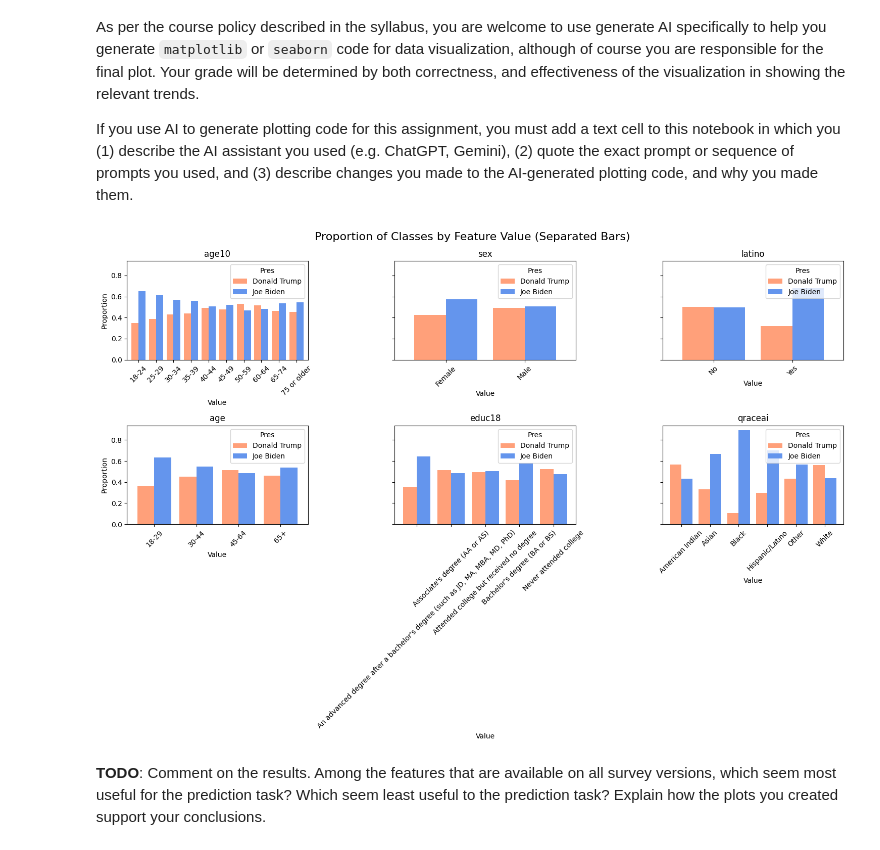
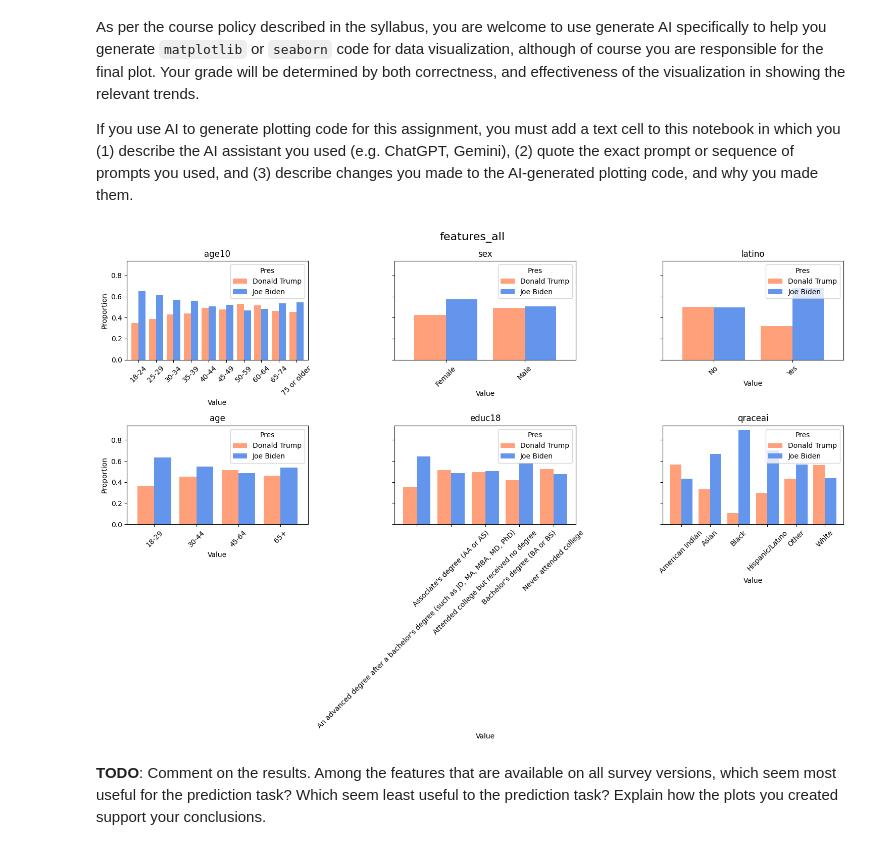
Before and after one commit to sanchoo1/coo, a Jupyter notebook: notebooks/6-knn-voter-classification-2020-hw.ipynb, the cells around one changed output. Saved outputs shown, nothing was run; the diff lists cells and outputs as text; code cells hidden in the pictures.

```diff
--- a/notebooks/6-knn-voter-classification-2020-hw.ipynb
+++ b/notebooks/6-knn-voter-classification-2020-hw.ipynb
@@ -1206,34 +1187,34 @@ If you use AI to generate plotting code for this assignment, you must add a text
 # %%
 # TODO - plot the proportion of samples in each class, for each value of the feature,
 # for each of the features that are on *all* survey versions
 features = ['age10', 'sex', 'latino', 'age', 'educ18', 'qraceai']
 classes = df['pres'].unique()
 
 proportions = {}
 for feature in features:
     proportions[feature] = (
         df.groupby([feature, 'pres']).size() /
         df.groupby(feature).size()
     ).unstack(fill_value=0)
 
 fig, axes = plt.subplots(nrows=2, ncols=3, figsize=(15, 10), sharey=True)
 
 axes = axes.flatten()
 
 for i, feature in enumerate(features):
     ax = axes[i]
     proportions[feature].plot(kind='bar', ax=ax, color=['#FFA07A', '#6495ED'], width=0.8)
     ax.set_title(feature)
     ax.set_ylabel('Proportion')
     ax.set_xlabel('Value')
     ax.legend(title='Pres', loc='upper right')
     ax.tick_params(axis='x', rotation=45)
 
 plt.tight_layout()
-plt.suptitle('Proportion of Classes by Feature Value (Separated Bars)', y=1.02, fontsize=16)
+plt.suptitle('features_all', y=1.02, fontsize=16)
 plt.show()
 # %% [output]
-[figure, old version]
+[figure, new version]
 # %% [markdown]
 **TODO**: Comment on the results. Among the features that are available on all survey versions, which seem most useful for the prediction task? Which seem least useful to the prediction task? Explain how the plots you created support your conclusions.
 # %% [markdown]
```
Also changed, not shown: parts of 14 cells of this notebook.
